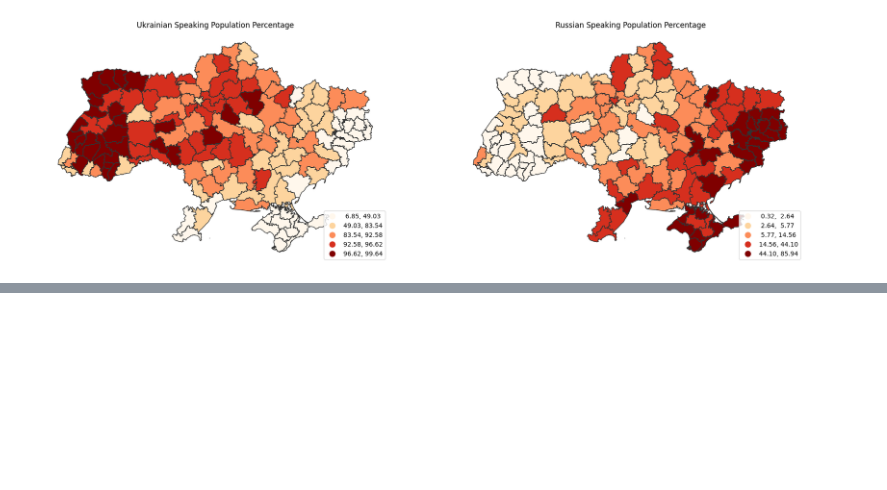
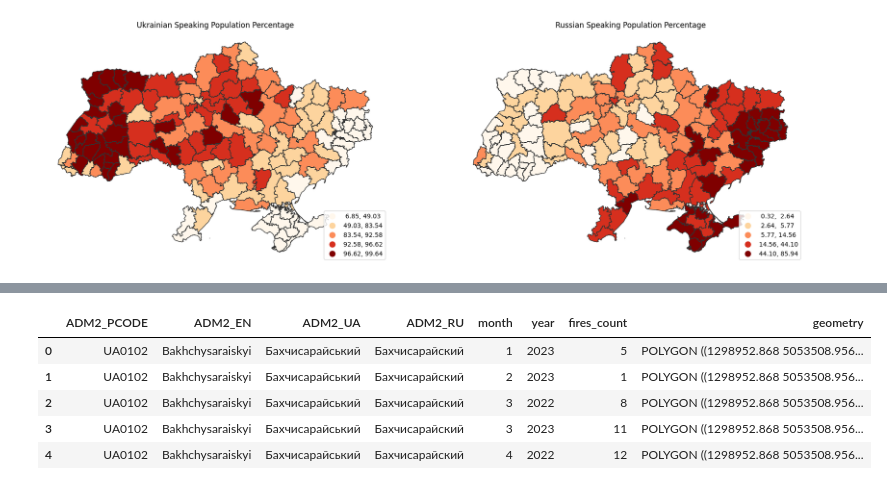
Before and after one commit to fran-janela/georeferenced-information-class, a Jupyter notebook: project/notebooks/project-geo-info.ipynb, the cells around one changed output, grey strips where cells are left out. Cells and saved outputs as stored; diff of their text form; code cells hidden in the pictures; blank space fills up the shorter version.

```diff
--- a/project/notebooks/project-geo-info.ipynb
+++ b/project/notebooks/project-geo-info.ipynb
@@ -424,0 +452,14 @@ plt.show()
+# %%
+# Merge gdf_firms_all_war_area_grouped with gdf_ukraine_adm_2 and name it gdf_ukraine_adm_2_firms_all_war
+gdf_ukraine_adm_2_firms_all_war = pd.merge(gdf_ukraine_adm_2, gdf_firms_all_war_area_grouped, left_on='ADM2_PCODE', right_on='ADM2_PCODE', how='left')
+
+#choose only columns that will be used
+gdf_ukraine_adm_2_firms_all_war = gdf_ukraine_adm_2_firms_all_war[['ADM2_PCODE', 'ADM2_EN', 'ADM2_UA', 'ADM2_RU', 'month', 'year', 'fires_count', 'geometry']]
+gdf_ukraine_adm_2_firms_all_war.head()
+# %% [output]
+|  | ADM2_PCODE | ADM2_EN | ADM2_UA | ADM2_RU | month | year | fires_count | geometry |
+| 0 | UA0102 | Bakhchysaraiskyi | Бахчисарайський | Бахчисарайский | 1 | 2023 | 5 | POLYGON ((1298952.868 5053508.956... |
+| 1 | UA0102 | Bakhchysaraiskyi | Бахчисарайський | Бахчисарайский | 2 | 2023 | 1 | POLYGON ((1298952.868 5053508.956... |
+| 2 | UA0102 | Bakhchysaraiskyi | Бахчисарайський | Бахчисарайский | 3 | 2022 | 8 | POLYGON ((1298952.868 5053508.956... |
+| 3 | UA0102 | Bakhchysaraiskyi | Бахчисарайський | Бахчисарайский | 3 | 2023 | 11 | POLYGON ((1298952.868 5053508.956... |
+| 4 | UA0102 | Bakhchysaraiskyi | Бахчисарайський | Бахчисарайский | 4 | 2022 | 12 | POLYGON ((1298952.868 5053508.956... |
```
Also changed, not shown: parts of 5 cells of this notebook.
